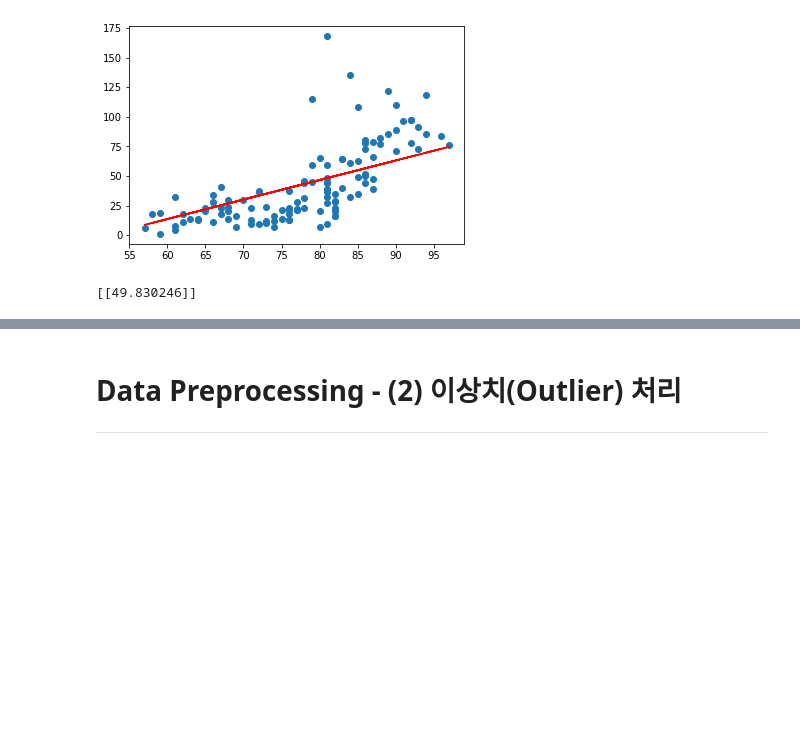
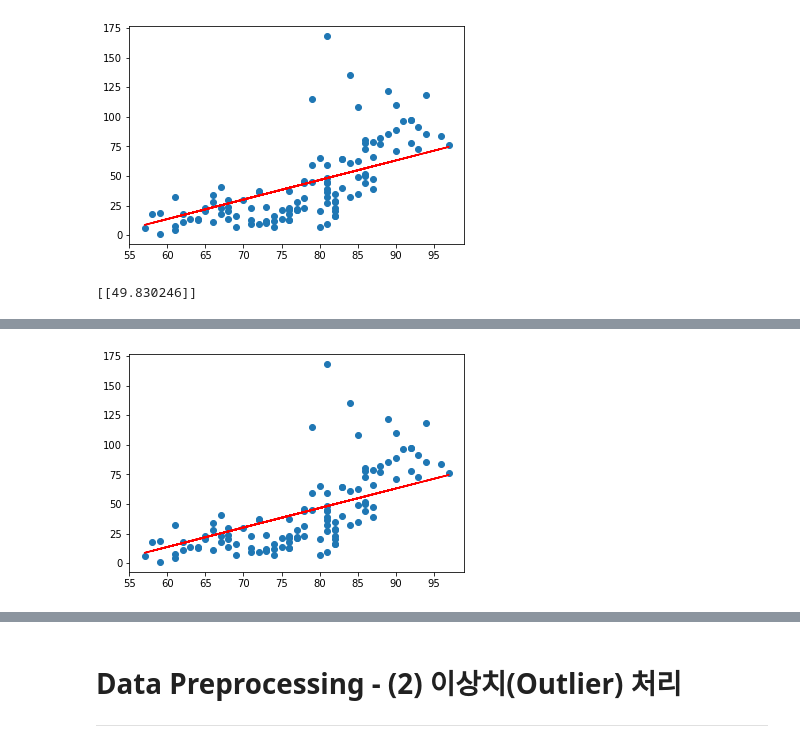
Before and after one commit to sammitako/TIL, a Jupyter notebook: Machine Learning/source-code/ML_0225.ipynb, the cells around one changed output, grey strips where cells are left out. Saved outputs shown, nothing was run; the diff lists cells and outputs as text; code cells hidden in the pictures; blank space fills up the shorter version.

```diff
--- a/Machine Learning/source-code/ML_0225.ipynb
+++ b/Machine Learning/source-code/ML_0225.ipynb
@@ -110,0 +113,95 @@ print(result) # [[46.586555]] -> 예측값이 맞는거야? 틀린거야?
+# %%
+import numpy as np
+import pandas as pd
+
+
+# 1. Training Data Set
+df = pd.read_csv('data/ozone.csv')
+training_data = df[['Ozone', 'Temp']]
+training_data = training_data.dropna(how='any')
+x_data = training_data['Temp'].values.reshape(-1, 1)
+t_data = training_data['Ozone'].values.reshape(-1, 1)
+
+
+# 2. Weight, bias
+W = np.random.rand(1,1)
+b = np.random.rand(1)
+
+
+# 3. Hypothesis
+def predict(x):
+    y = np.dot(x, W) + b
+    return y
+
+
+# 4. Loss function
+def loss_func(input_obj):
+    input_W = input_obj[0]
+    input_b = input_obj[1]
+
+    y = np.dot(x_data, input_W) + input_b
+    return np.mean(np.power((t_data - y), 2))
+
+
+# 5. 다변수함수 수치미분
+def numerical_derivative(f, x):
+
+    # f: 편미분하려고 하는 다변수 함수 -> 손실함수
+    # x: 편미분하려고 하는 모든 값 -> W, b
+    # 따라서, [W, b]에 대해 각각 편미분이 진행
+
+    delta_x = 1e-4
+    derivative_x = np.zeros_like(x)
+
+    it = np.nditer(x, flags=['multi_index'])
+
+    while not it.finished:
+        idx = it.multi_index
+        tmp = x[idx]
+
+        # x에 대한 편미분
+        x[idx] = tmp + delta_x
+        fx_plus_delta = f(x)
+
+        # 중앙차분 미분 준비
+        x[idx] = tmp - delta_x
+        fx_minus_delta = f(x)
+
+        # 중앙차분
+        derivative_x[idx] = (fx_plus_delta - fx_minus_delta) / (2 * delta_x)
+
+        # 두번째 독립변수에 대해 편미분 시행을 위해 원래 상태로 복구
+        x[idx] = tmp
+
+        it.iternext() # 다음 iterator, 다음 칸으로 넘어감
+
+    return derivative_x
+
+
+# 6. learning rate
+learning_rate = 1e-4
+
+
+# 7. Learning
+for step in range(300000):
+    input_param = np.concatenate((W.ravel(), b.ravel()), axis=0)
+    derivative_result = learning_rate * numerical_derivative(loss_func, input_param)
+    W = W - derivative_result[:1].reshape(1, 1)
+    b = b - derivative_result[1:]
+
+    if step % 30000 == 0:
+        print('W: {}, b: {}'.format(W, b))
+
+
+# 8. Visualization
+import matplotlib.pyplot as plt
+
+plt.scatter(x_data, t_data) # 온도, 오존량
+plt.plot(x_data, x_data*W.ravel() + b, color='r')
+plt.show()
+
+
+# 9. Prediction
+result = predict([[82]])
+print(result)
+# %% [output]
@@ -110,0 +218 @@ print(result) # [[46.586555]] -> 예측값이 맞는거야? 틀린거야?
+[figure, added]
```
Also changed, not shown: parts of 5 cells of this notebook, 4 other files.
